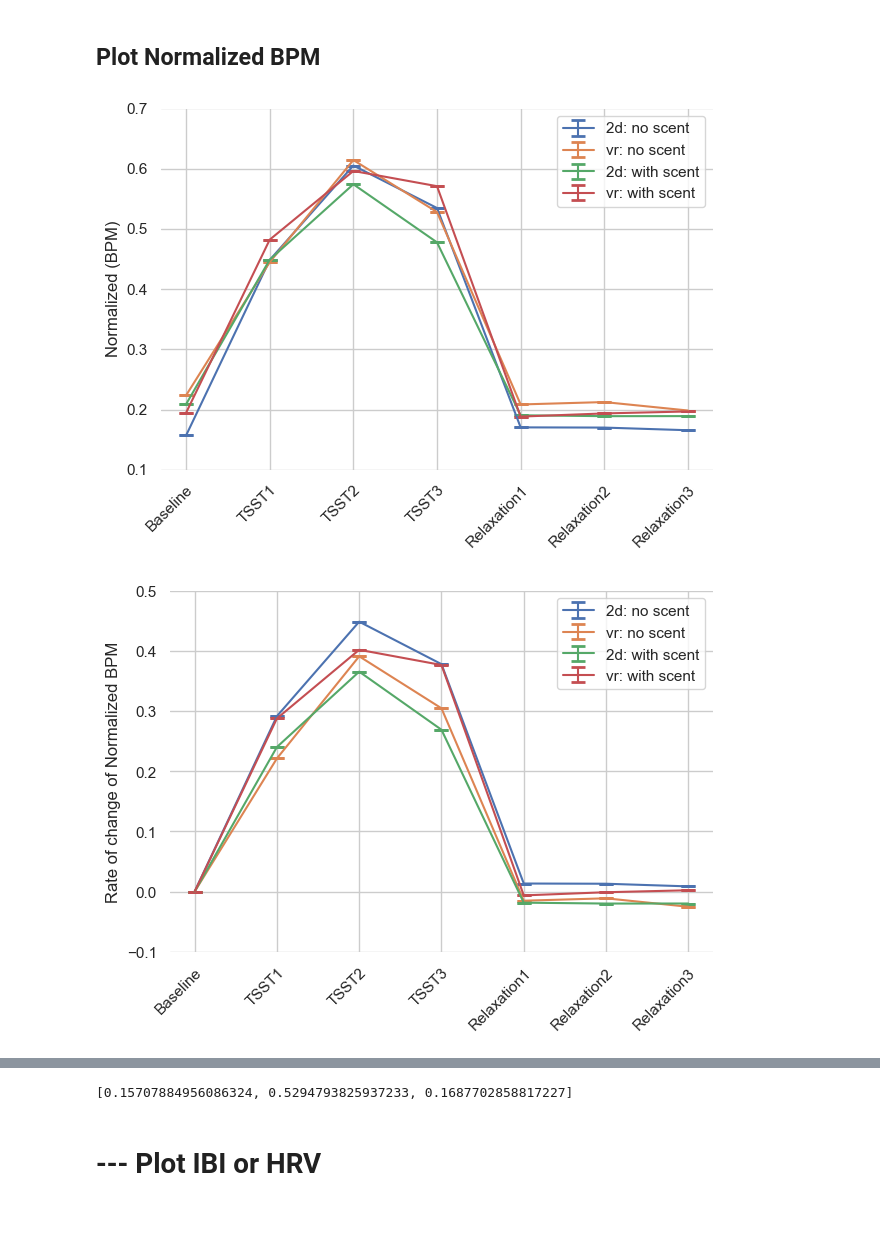
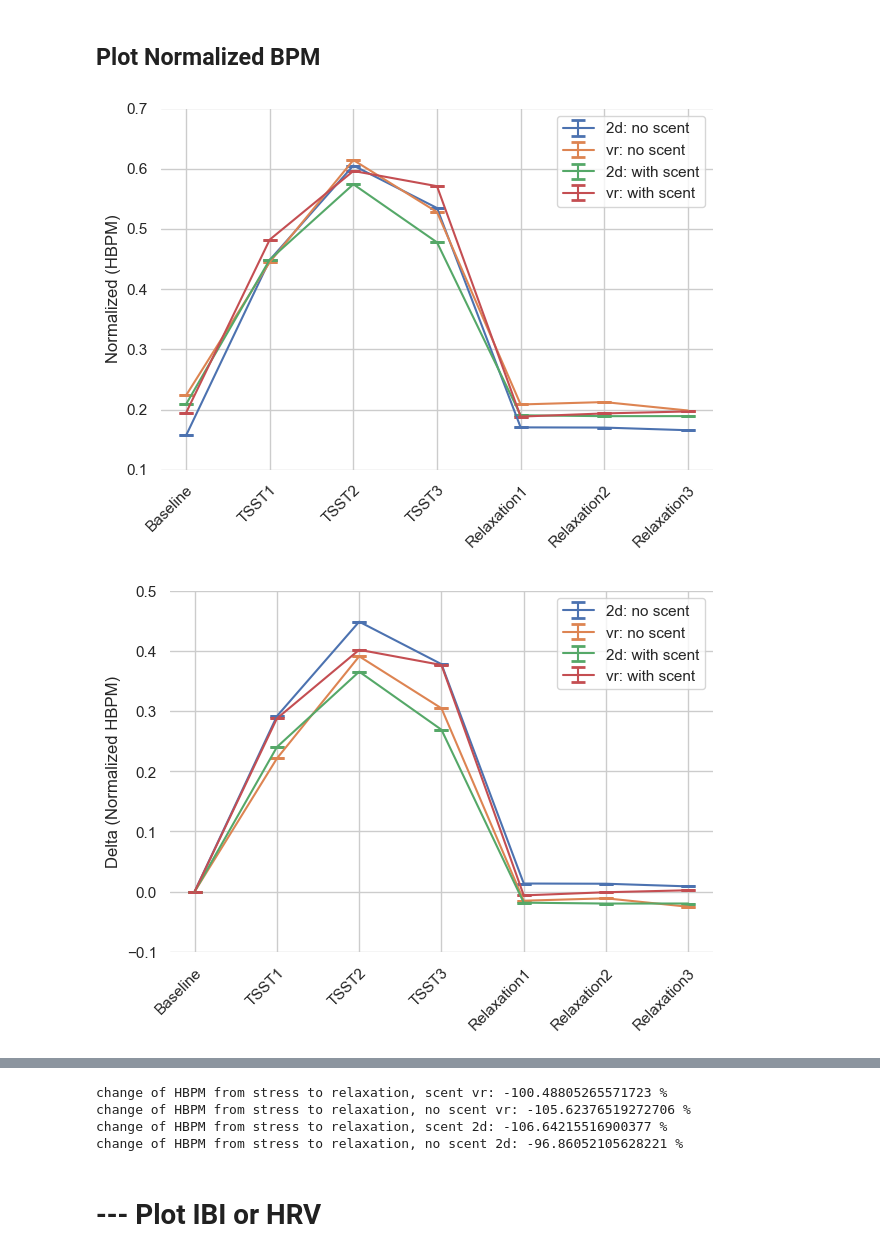
Before and after one commit to saifhanjra/tester_sony_digirelax, a Jupyter notebook: scripts/wp4/plot_from_hrv.ipynb, the cells around one changed output, grey strips where cells are left out. Saved outputs shown, nothing was run; the diff lists cells and outputs as text; code cells hidden in the pictures; blank space fills up the shorter version.

```diff
--- a/scripts/wp4/plot_from_hrv.ipynb
+++ b/scripts/wp4/plot_from_hrv.ipynb
@@ -515,7 +553,7 @@ ax.errorbar(x_pos,  list(mean_norm_bpm_no_scent_2d),  yerr=0, capsize=5, capthic
 ax.errorbar(x_pos,  list(mean_norm_bpm_no_scent_vr),  yerr=0, capsize=5, capthick=2,label="vr: no scent" )
 ax.errorbar(x_pos,  list(mean_norm_bpm_scent_2d),  yerr=0, capsize=5, capthick=2, label="2d: with scent")
 ax.errorbar(x_pos,  list(mean_norm_bpm_scent_vr),  yerr=0, capsize=5, capthick=2, label="vr: with scent")
-ax.set_ylabel("Normalized (BPM)")
+ax.set_ylabel("Normalized (HBPM)")
 ax.set_xticks(x_pos)
 ax.set_xticklabels(x_labels, rotation=45, ha='right', rotation_mode='anchor')
 ##title_ax = "VP001_251023_Session1_Shimmer_FBA7_Calibrated_SD
@@ -546,7 +584,7 @@ ax.errorbar(x_pos,  list(mean_norm_bpm_no_scent_2d_slope),  yerr=0, capsize=5, c
 ax.errorbar(x_pos,  list(mean_norm_bpm_no_scent_vr_slope),  yerr=0, capsize=5, capthick=2,label="vr: no scent" )
 ax.errorbar(x_pos,  list(mean_norm_bpm_scent_2d_slope),  yerr=0, capsize=5, capthick=2, label="2d: with scent")
 ax.errorbar(x_pos,  list(mean_norm_bpm_scent_vr_slope),  yerr=0, capsize=5, capthick=2, label="vr: with scent")
-ax.set_ylabel("Rate of change of Normalized BPM")
+ax.set_ylabel("Delta (Normalized HBPM)")
 ax.set_xticks(x_pos)
 ax.set_xticklabels(x_labels, rotation=45, ha='right', rotation_mode='anchor')
 ##title_ax = "VP001_251023_Session1_Shimmer_FBA7_Calibrated_SD
@@ -582,7 +620,7 @@ ax.errorbar(x_pos,  list(mean_norm_bpm_no_scent_2d_short),  yerr=0, capsize=5, c
 ax.errorbar(x_pos,  list(mean_norm_bpm_no_scent_vr_short),  yerr=0, capsize=5, capthick=2,label="vr: no scent" )
 ax.errorbar(x_pos,  list(mean_norm_bpm_scent_2d_short),  yerr=0, capsize=5, capthick=2, label="2d: with scent")
 ax.errorbar(x_pos,  list(mean_norm_bpm_scent_vr_short),  yerr=0, capsize=5, capthick=2, label="vr: with scent")
-ax.set_ylabel("Beats per minute")
+ax.set_ylabel("Normalized (HBPM)")
 ax.set_xticks(x_pos)
 ax.set_xticklabels(x_labels, rotation=45, ha='right', rotation_mode='anchor')
 ##title_ax = "VP001_251023_Session1_Shimmer_FBA7_Calibrated_SD
@@ -600,33 +638,33 @@ plt.show()
 
 ######-------------------------------------------------------------------------
 #######------------------------------------------------------------------------
 #######------------------------------------------------------------------------
 fig, ax = plt.subplots()
 
 mean_norm_bpm_no_scent_2d_short_slope=get_cumsum_cond(mean_norm_bpm_no_scent_2d_short)
 mean_norm_bpm_no_scent_vr_short_slope =get_cumsum_cond(mean_norm_bpm_no_scent_vr_short)
 mean_norm_bpm_scent_2d_short_slope = get_cumsum_cond(mean_norm_bpm_scent_2d_short)
 mean_norm_bpm_scent_vr_short_slope =get_cumsum_cond(mean_norm_bpm_scent_vr_short)
 
 ax.errorbar(x_pos,  list(mean_norm_bpm_no_scent_2d_short_slope),  yerr=0, capsize=5, capthick=2, label="2d: no scent" )
 ax.errorbar(x_pos,  list(mean_norm_bpm_no_scent_vr_short_slope),  yerr=0, capsize=5, capthick=2,label="vr: no scent" )
 ax.errorbar(x_pos,  list(mean_norm_bpm_scent_2d_short_slope),  yerr=0, capsize=5, capthick=2, label="2d: with scent")
 ax.errorbar(x_pos,  list(mean_norm_bpm_scent_vr_short_slope),  yerr=0, capsize=5, capthick=2, label="vr: with scent")
-ax.set_ylabel("Rate of change of BPM")
+ax.set_ylabel("Delta (Normalized HBPM)")
 ax.set_xticks(x_pos)
 ax.set_xticklabels(x_labels, rotation=45, ha='right', rotation_mode='anchor')
 ##title_ax = "VP001_251023_Session1_Shimmer_FBA7_Calibrated_SD
 
 for pos in ['right', 'top', 'bottom', 'left']:
    plt.gca().spines[pos].set_visible(False)
 
 
 #ax.set_title("Normalized heartbeats per minute")
 ax.yaxis.grid(True)
 plt.legend(loc='upper right')
 plt.ylim(-0.1, 0.4)
 plt.tight_layout()
 plt.show()
 # %% [output]
-[figure, old version]
+[figure, new version]
-[figure, old version]
+[figure, new version]
@@ -635,4 +672,0 @@ plt.show()
-# %%
-mean_norm_bpm_no_scent_2d_short
-# %% [output]
-[0.15707884956086324, 0.5294793825937233, 0.1687702858817227]
@@ -639,3 +678,13 @@ mean_norm_bpm_no_scent_2d_short
+# %%
+print ("change of HBPM from stress to relaxation, scent vr: " + str(scent_vr_mean_change) +" %")
+print ("change of HBPM from stress to relaxation, no scent vr: " + str(no_scent_vr_mean_change) +" %")
+print ("change of HBPM from stress to relaxation, scent 2d: " + str(scent_2d_mean_change) +" %")
+print ("change of HBPM from stress to relaxation, no scent 2d: " + str(no_scent_2d_mean_change) +" %")
+# %% [output]
+change of HBPM from stress to relaxation, scent vr: -100.48805265571723 %
+change of HBPM from stress to relaxation, no scent vr: -105.62376519272706 %
+change of HBPM from stress to relaxation, scent 2d: -106.64215516900377 %
+change of HBPM from stress to relaxation, no scent 2d: -96.86052105628221 %
 # %% [markdown]
 # --- Plot IBI or HRV
 # %%
```
Also changed, not shown: parts of 16 cells of this notebook, 20 other files.
